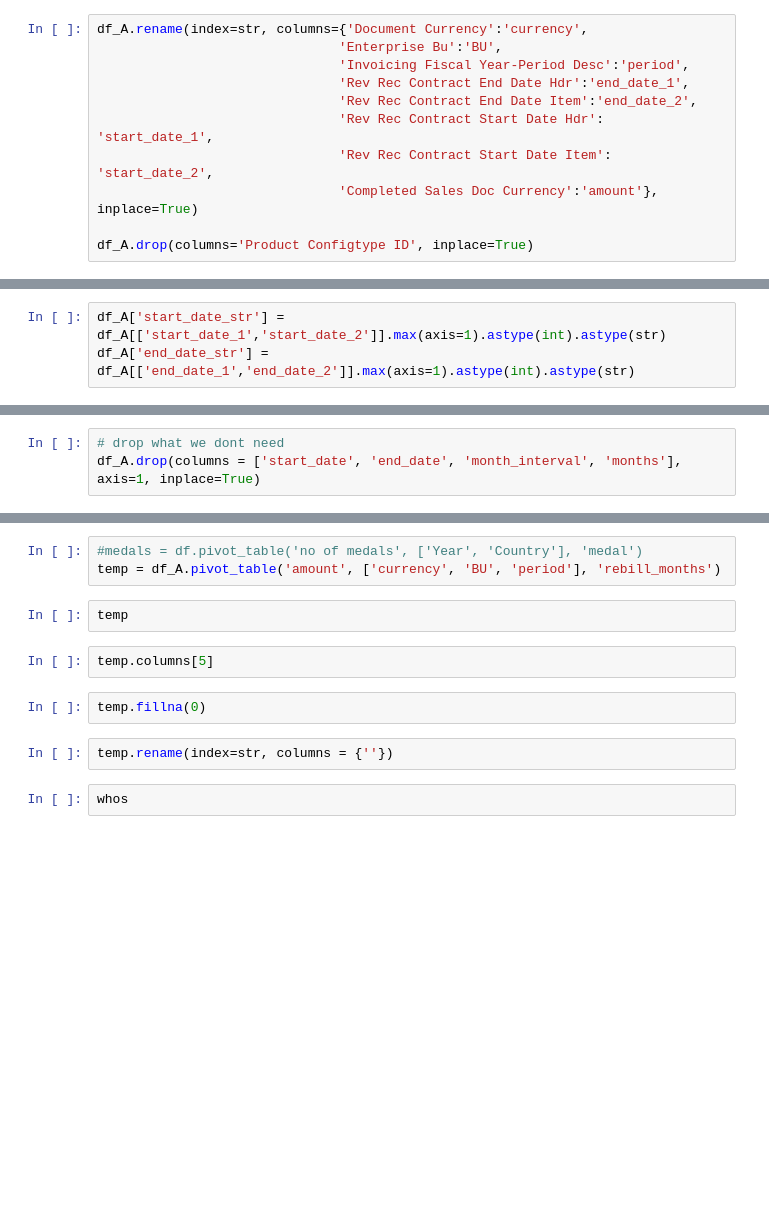
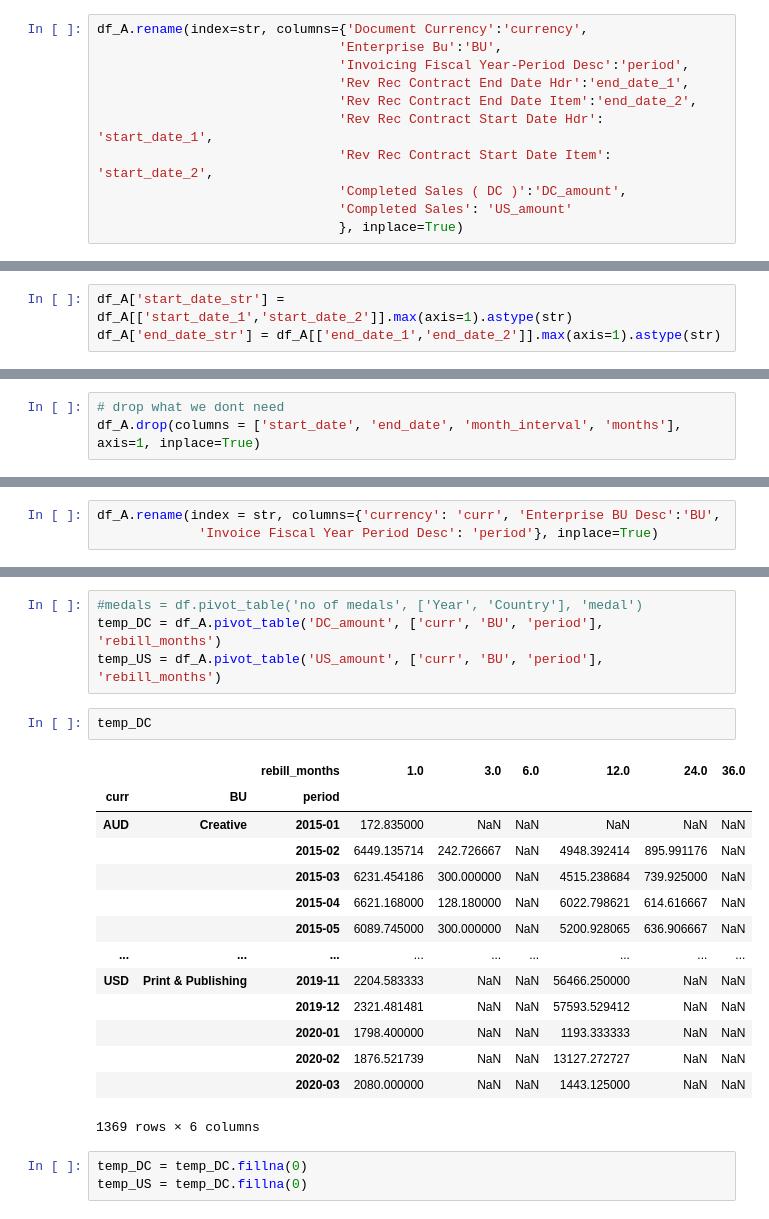
Before and after one commit to davidjsmith44/Deferred_Revenue_Forecast, a Jupyter notebook: notebooks/deferred_new_2020_scratch.ipynb, the cells around one changed output, grey strips where cells are left out. Saved outputs shown, nothing was run; the diff lists cells and outputs as text; blank space fills up the shorter version.

```diff
--- a/notebooks/deferred_new_2020_scratch.ipynb
+++ b/notebooks/deferred_new_2020_scratch.ipynb
@@ -709,8 +696,8 @@ df_A.rename(index=str, columns={'Document Currency':'currency',
                                'Rev Rec Contract End Date Item':'end_date_2',
                                'Rev Rec Contract Start Date Hdr': 'start_date_1',
                                'Rev Rec Contract Start Date Item': 'start_date_2',
-                               'Completed Sales Doc Currency':'amount'}, inplace=True)
-
-df_A.drop(columns='Product Configtype ID', inplace=True)
+                               'Completed Sales ( DC )':'DC_amount',
+                               'Completed Sales': 'US_amount'
+                               }, inplace=True)
 # %%
 df_A.columns
@@ -721,5 +720,5 @@ df_A.head()
 # %%
-df_A['start_date_str'] = df_A[['start_date_1','start_date_2']].max(axis=1).astype(int).astype(str)
-df_A['end_date_str'] = df_A[['end_date_1','end_date_2']].max(axis=1).astype(int).astype(str)
+df_A['start_date_str'] = df_A[['start_date_1','start_date_2']].max(axis=1).astype(str)
+df_A['end_date_str'] = df_A[['end_date_1','end_date_2']].max(axis=1).astype(str)
 # %%
 df_A.sample(10)
@@ -758,0 +834,3 @@ df_A.head()
+# %%
+df_A.rename(index = str, columns={'currency': 'curr', 'Enterprise BU Desc':'BU',
+             'Invoice Fiscal Year Period Desc': 'period'}, inplace=True)
@@ -759,13 +851,24 @@ df_A.head()
 # %%
 #medals = df.pivot_table('no of medals', ['Year', 'Country'], 'medal')
-temp = df_A.pivot_table('amount', ['currency', 'BU', 'period'], 'rebill_months')
+temp_DC = df_A.pivot_table('DC_amount', ['curr', 'BU', 'period'], 'rebill_months')
+temp_US = df_A.pivot_table('US_amount', ['curr', 'BU', 'period'], 'rebill_months')
-# %%
-temp
-# %%
-temp.columns[5]
-# %%
-temp.fillna(0)
-# %%
-temp.rename(index=str, columns = {''})
-# %%
-whos
+# %%
+temp_DC
+# %% [output]
+|  |  | rebill_months | 1.0 | 3.0 | 6.0 | 12.0 | 24.0 | 36.0 |
+| curr | BU | period |  |  |  |  |  |  |
+| AUD | Creative | 2015-01 | 172.835000 | NaN | NaN | NaN | NaN | NaN |
+|  |  | 2015-02 | 6449.135714 | 242.726667 | NaN | 4948.392414 | 895.991176 | NaN |
+|  |  | 2015-03 | 6231.454186 | 300.000000 | NaN | 4515.238684 | 739.925000 | NaN |
+|  |  | 2015-04 | 6621.168000 | 128.180000 | NaN | 6022.798621 | 614.616667 | NaN |
+|  |  | 2015-05 | 6089.745000 | 300.000000 | NaN | 5200.928065 | 636.906667 | NaN |
+| ... | ... | ... | ... | ... | ... | ... | ... | ... |
+| USD | Print & Publishing | 2019-11 | 2204.583333 | NaN | NaN | 56466.250000 | NaN | NaN |
+|  |  | 2019-12 | 2321.481481 | NaN | NaN | 57593.529412 | NaN | NaN |
+|  |  | 2020-01 | 1798.400000 | NaN | NaN | 1193.333333 | NaN | NaN |
+|  |  | 2020-02 | 1876.521739 | NaN | NaN | 13127.272727 | NaN | NaN |
+|  |  | 2020-03 | 2080.000000 | NaN | NaN | 1443.125000 | NaN | NaN |
+1369 rows × 6 columns
+# %%
+temp_DC = temp_DC.fillna(0)
+temp_US = temp_DC.fillna(0)
```
Also changed, not shown: parts of 57 cells of this notebook.
